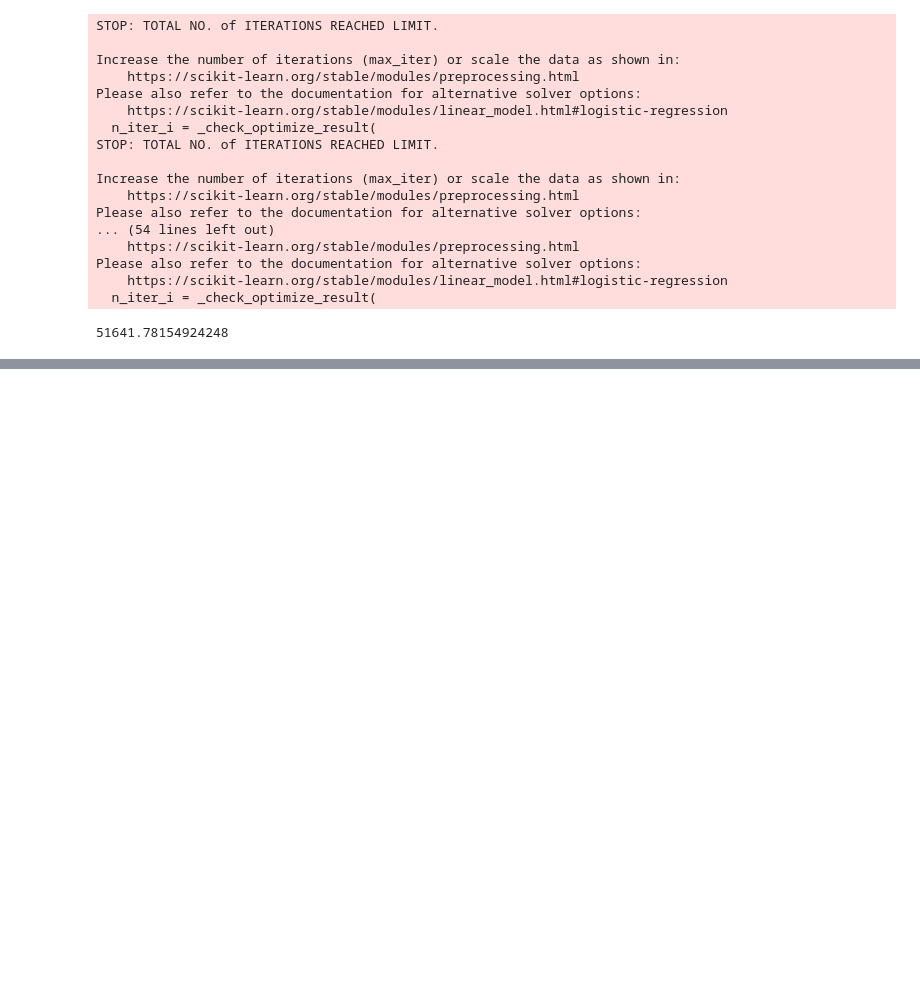
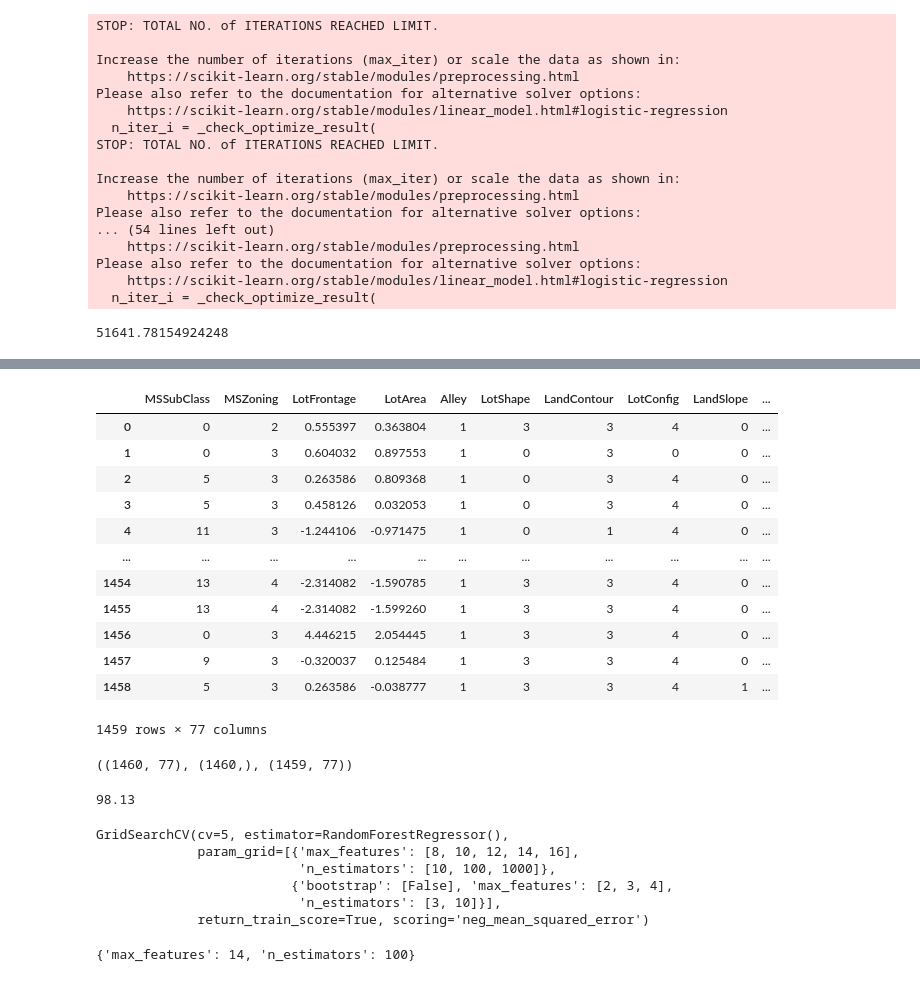
Before and after one commit to JunseopYoon/AI-ML, a Jupyter notebook: House.ipynb, the cells around one changed output, grey strips where cells are left out. Saved outputs shown, nothing was run; the diff lists cells and outputs as text; code cells hidden in the pictures; blank space fills up the shorter version.

```diff
--- a/House.ipynb
+++ b/House.ipynb
@@ -201,0 +415,32 @@ Please also refer to the documentation for alternative solver options:
+# %%
+X_train_new = X_train.drop(['Utilities', 'Street'], axis=1)
+X_test_new = X_test.drop(['Utilities', 'Street'], axis=1)
+# %%
+X_test_new
+# %% [output]
+|  | MSSubClass | MSZoning | LotFrontage | LotArea | Alley | LotShape | LandContour | LotConfig | LandSlope | ... |
+| 0 | 0 | 2 | 0.555397 | 0.363804 | 1 | 3 | 3 | 4 | 0 | ... |
+| 1 | 0 | 3 | 0.604032 | 0.897553 | 1 | 0 | 3 | 0 | 0 | ... |
+| 2 | 5 | 3 | 0.263586 | 0.809368 | 1 | 0 | 3 | 4 | 0 | ... |
+| 3 | 5 | 3 | 0.458126 | 0.032053 | 1 | 0 | 3 | 4 | 0 | ... |
+| 4 | 11 | 3 | -1.244106 | -0.971475 | 1 | 0 | 1 | 4 | 0 | ... |
+| ... | ... | ... | ... | ... | ... | ... | ... | ... | ... | ... |
+| 1454 | 13 | 4 | -2.314082 | -1.590785 | 1 | 3 | 3 | 4 | 0 | ... |
+| 1455 | 13 | 4 | -2.314082 | -1.599260 | 1 | 3 | 3 | 4 | 0 | ... |
+| 1456 | 0 | 3 | 4.446215 | 2.054445 | 1 | 3 | 3 | 4 | 0 | ... |
+| 1457 | 9 | 3 | -0.320037 | 0.125484 | 1 | 3 | 3 | 4 | 0 | ... |
+| 1458 | 5 | 3 | 0.263586 | -0.038777 | 1 | 3 | 3 | 4 | 1 | ... |
+1459 rows × 77 columns
+# %%
+X_train_new.shape, y_train.shape, X_test_new.shape
+# %% [output]
+((1460, 77), (1460,), (1459, 77))
+# %%
+random_forest_reg_2 = RandomForestRegressor()
+random_forest_reg_2.fit(X_train_new, y_train)
+randomforest_reg_2_pred = random_forest_reg_2.predict(X_test_new)
+
+acc_random_forest_reg_2 = round(random_forest_reg_2.score(X_train_new, y_train) * 100, 2)
+acc_random_forest_reg_2
+# %% [output]
+98.13
@@ -201,0 +453,19 @@ Please also refer to the documentation for alternative solver options:
+# %%
+param_grid = [
+    {'n_estimators':[10,100,1000], 'max_features':[8,10,12,14,16]},
+    {'bootstrap' :[False], 'n_estimators':[3, 10], 'max_features':[2,3,4]}, ]
+
+forest_reg = RandomForestRegressor()
+grid_search = GridSearchCV(forest_reg, param_grid, cv=5, scoring='neg_mean_squared_error', return_train_score=True)
+grid_search.fit(X_train_new, y_train)
+# %% [output]
+GridSearchCV(cv=5, estimator=RandomForestRegressor(),
+             param_grid=[{'max_features': [8, 10, 12, 14, 16],
+                          'n_estimators': [10, 100, 1000]},
+                         {'bootstrap': [False], 'max_features': [2, 3, 4],
+                          'n_estimators': [3, 10]}],
+             return_train_score=True, scoring='neg_mean_squared_error')
+# %%
+grid_search.best_params_
+# %% [output]
+{'max_features': 14, 'n_estimators': 100}
```
Also changed, not shown: parts of 23 cells of this notebook, 1 other file.
